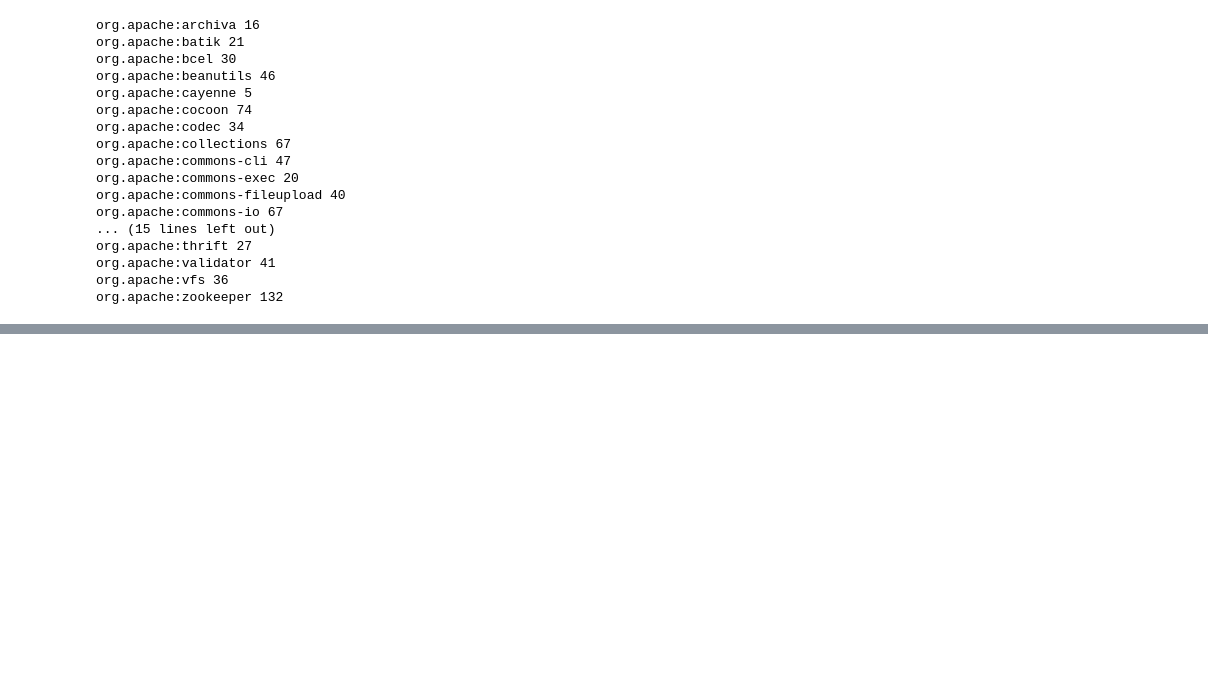
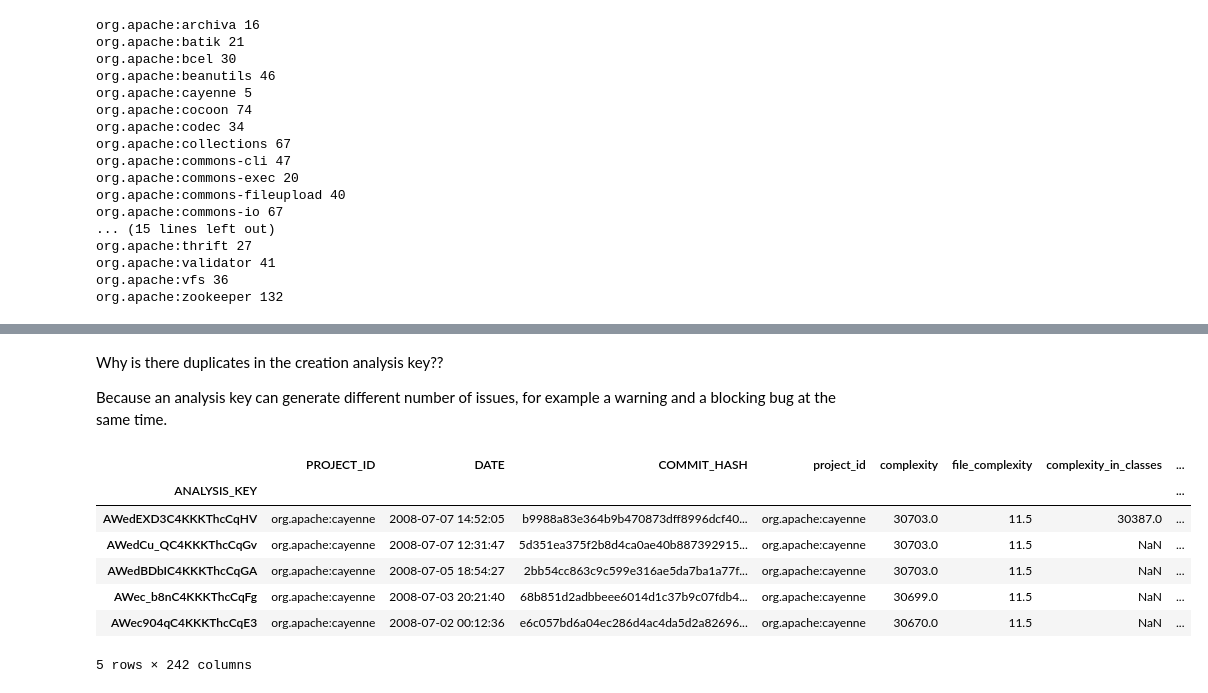
Before and after one commit to megaelius/EPAA, a Jupyter notebook: notebooks/Elias_data_understanding.ipynb, the cells around one changed output, grey strips where cells are left out. Drawn from its saved outputs; the diff is of its cells as text; code cells hidden in the pictures; blank space fills up the shorter version.

```diff
--- a/notebooks/Elias_data_understanding.ipynb
+++ b/notebooks/Elias_data_understanding.ipynb
@@ -65,0 +175,20 @@ org.apache:zookeeper 132
+# %% [markdown]
+Why is there duplicates in the creation analysis key??
+
+Because an analysis key can generate different number of issues, for example a warning and a blocking bug at the same time.
+# %%
+'''
+Merge analysis and measures
+'''
+db_sonar0 = clean_db_analysis.set_index('ANALYSIS_KEY').join(db_measures.set_index('analysis_key'))
+db_sonar = db_sonar0.rename(columns={'REVISION': 'COMMIT_HASH'})
+db_sonar.head()
+# %% [output]
+|  | PROJECT_ID | DATE | COMMIT_HASH | project_id | complexity | file_complexity | complexity_in_classes | ... |
+| ANALYSIS_KEY |  |  |  |  |  |  |  | ... |
+| AWedEXD3C4KKKThcCqHV | org.apache:cayenne | 2008-07-07 14:52:05 | b9988a83e364b9b470873dff8996dcf40... | org.apache:cayenne | 30703.0 | 11.5 | 30387.0 | ... |
+| AWedCu_QC4KKKThcCqGv | org.apache:cayenne | 2008-07-07 12:31:47 | 5d351ea375f2b8d4ca0ae40b887392915... | org.apache:cayenne | 30703.0 | 11.5 | NaN | ... |
+| AWedBDbIC4KKKThcCqGA | org.apache:cayenne | 2008-07-05 18:54:27 | 2bb54cc863c9c599e316ae5da7ba1a77f... | org.apache:cayenne | 30703.0 | 11.5 | NaN | ... |
+| AWec_b8nC4KKKThcCqFg | org.apache:cayenne | 2008-07-03 20:21:40 | 68b851d2adbbeee6014d1c37b9c07fdb4... | org.apache:cayenne | 30699.0 | 11.5 | NaN | ... |
+| AWec904qC4KKKThcCqE3 | org.apache:cayenne | 2008-07-02 00:12:36 | e6c057bd6a04ec286d4ac4da5d2a82696... | org.apache:cayenne | 30670.0 | 11.5 | NaN | ... |
+5 rows × 242 columns
```
Also changed, not shown: parts of 16 cells of this notebook.
